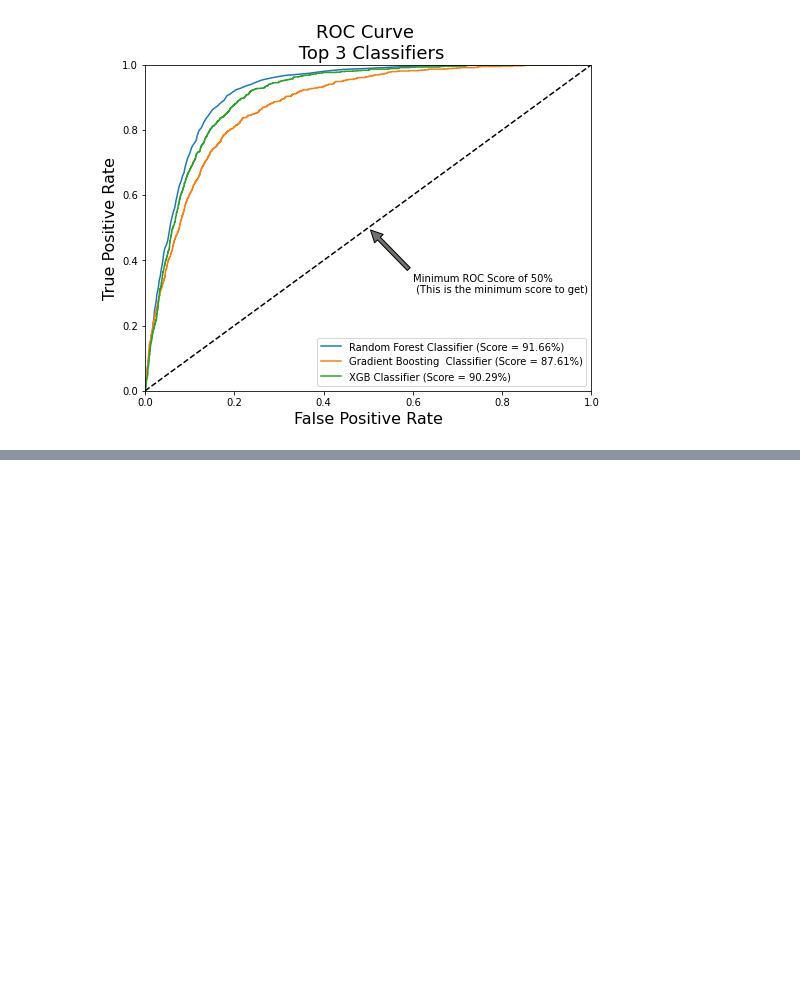
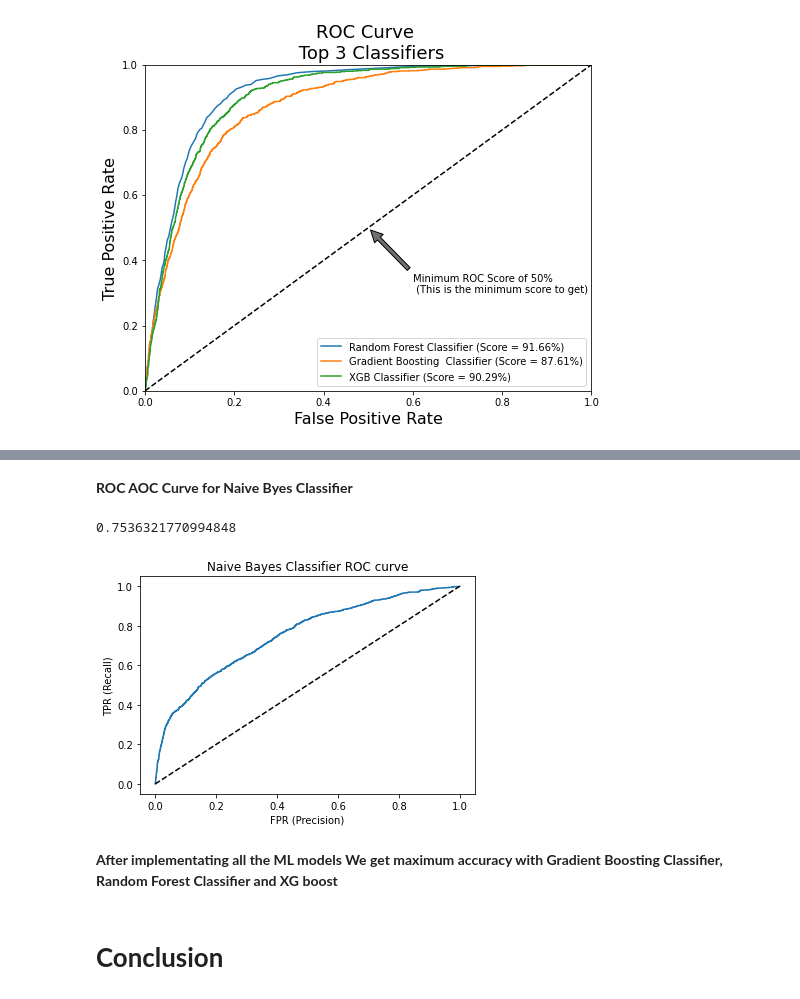
Before and after one commit to ajinkyamorade/Bank-Marketing-Effectiveness-Prediction, a Jupyter notebook: Bank_Marketing_Effectiveness_Prediction_Capstone_Project.ipynb, the cells around one changed output, grey strips where cells are left out. Saved outputs shown, nothing was run; the diff lists cells and outputs as text; code cells hidden in the pictures; blank space fills up the shorter version.

```diff
--- a/Bank_Marketing_Effectiveness_Prediction_Capstone_Project.ipynb
+++ b/Bank_Marketing_Effectiveness_Prediction_Capstone_Project.ipynb
@@ -1220,0 +1305,12 @@ plt.show()
+# %%
+from sklearn.naive_bayes import MultinomialNB
+
+naiveByes_clf = MultinomialNB()
+
+naiveByes_clf.fit(X_train_sm,y_train_sm)
+
+NB_prediction = naiveByes_clf.predict(X_test)
+NB_accuracy = accuracy_score(y_test,NB_prediction)
+print("training accuracy Score    : ",naiveByes_clf.score(X_train_sm,y_train_sm))
+print("Testing accuracy Score : ",NB_accuracy )
+print(classification_report(NB_prediction,y_test))
@@ -1220,0 +1328,26 @@ plt.show()
+# %% [markdown]
+**ROC AOC Curve for Naive Byes Classifier**
+# %%
+naiveByes_clf_probability = naiveByes_clf.predict_proba(X_test)[:,1]
+# %%
+roc_socre=roc_auc_score(y_test, naiveByes_clf_probability)
+roc_socre
+# %% [output]
+0.7536321770994848
+# %%
+from sklearn.metrics import roc_curve
+na_fpr, na_tpr, _ = roc_curve(y_test, naiveByes_clf_probability)
+
+plt.title('Naive Bayes Classifier ROC curve')
+plt.xlabel('FPR (Precision)')
+plt.ylabel('TPR (Recall)')
+
+plt.plot(na_fpr,na_tpr)
+plt.plot((0,1), ls='dashed',color='black')
+plt.show()
+# %% [output]
+[figure, added]
+# %% [markdown]
+**After implementating all the ML models We get maximum accuracy with Gradient Boosting Classifier, Random Forest Classifier and XG boost**
+# %% [markdown]
+# **Conclusion**
```
Also changed, not shown: parts of 43 cells of this notebook.
